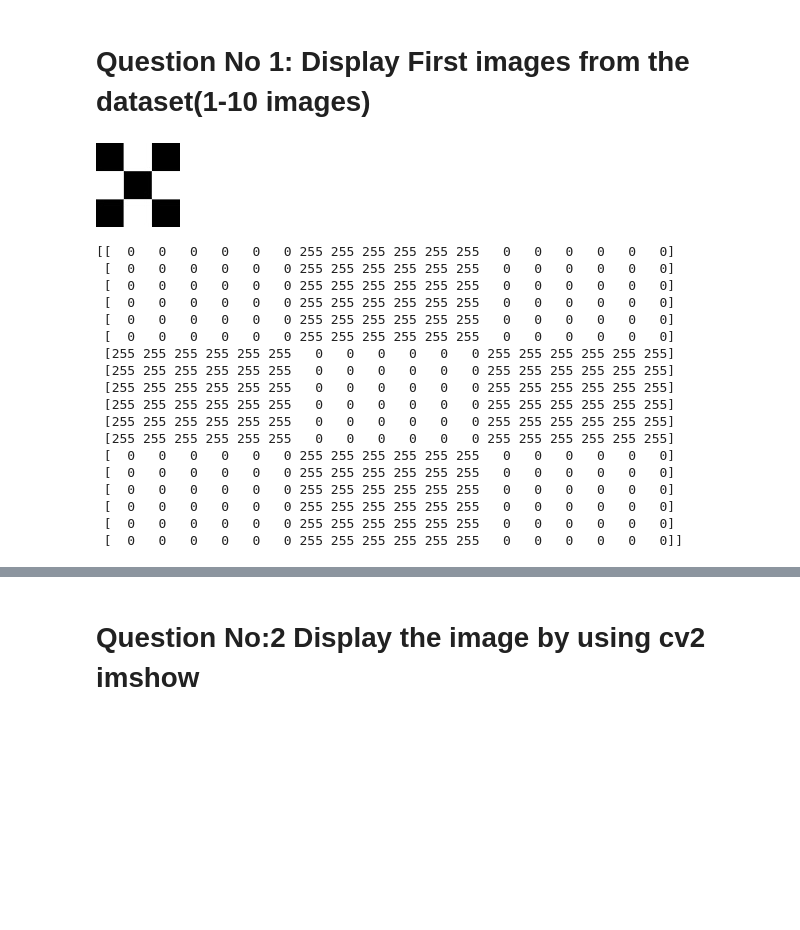
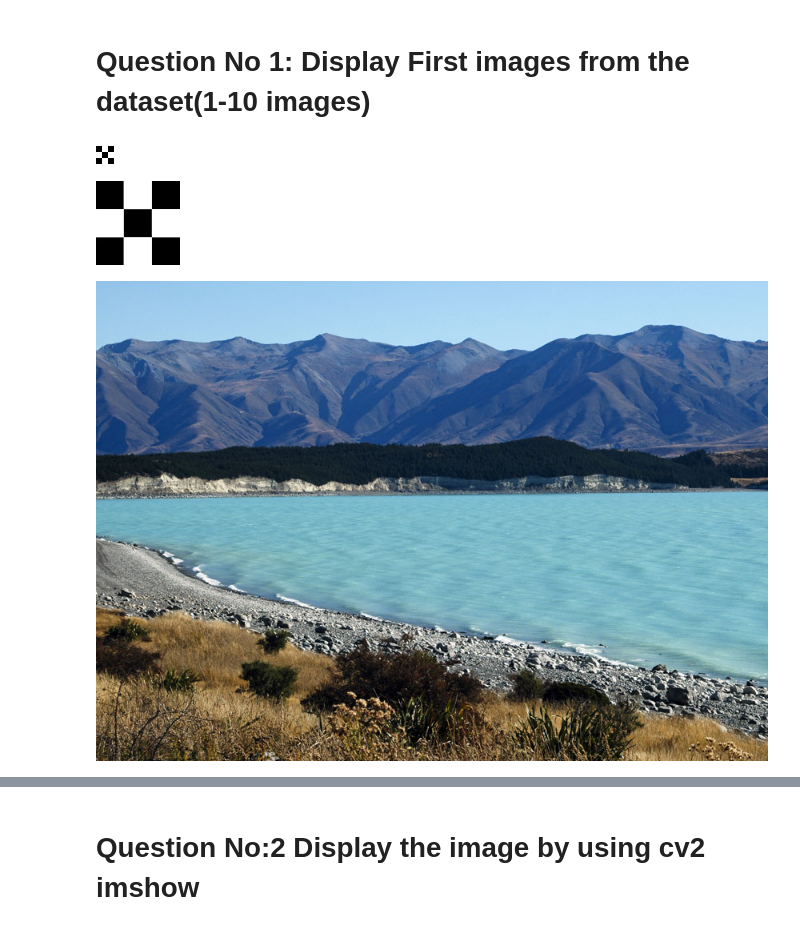
Before and after one commit to MSharathChandra815/MyProject, a Jupyter notebook: OPEN_CV_Assignment_1.ipynb, the cells around one changed output, grey strips where cells are left out. Cells and saved outputs as stored; diff of their text form; code cells hidden in the pictures; blank space fills up the shorter version.

```diff
--- a/OPEN_CV_Assignment_1.ipynb
+++ b/OPEN_CV_Assignment_1.ipynb
@@ -50,4 +45,8 @@ Image(filename="checkerboard_18x18.png")
 from google.colab.patches import cv2_imshow
 # %% [markdown]
 # **Question No 1:  Display First images from the dataset(1-10 images)**
+# %%
+Image(filename="checkerboard_18x18.png")
+# %% [output]
+[figure, added]
 # %%
@@ -55,30 +53,8 @@ from google.colab.patches import cv2_imshow
 Image(filename="checkerboard_84x84.jpg")
 # %% [output]
 [figure]
-# %%
-# Read image as gray scale.
-cb_img = cv2.imread("checkerboard_18x18.png", 0)
-
-# Print the image data (pixel values), element of a 2D numpy array.
-# Each pixel value is 8-bits [0,255]
-print(cb_img)
-# %% [output]
-[[  0   0   0   0   0   0 255 255 255 255 255 255   0   0   0   0   0   0]
- [  0   0   0   0   0   0 255 255 255 255 255 255   0   0   0   0   0   0]
- [  0   0   0   0   0   0 255 255 255 255 255 255   0   0   0   0   0   0]
- [  0   0   0   0   0   0 255 255 255 255 255 255   0   0   0   0   0   0]
- [  0   0   0   0   0   0 255 255 255 255 255 255   0   0   0   0   0   0]
- [  0   0   0   0   0   0 255 255 255 255 255 255   0   0   0   0   0   0]
- [255 255 255 255 255 255   0   0   0   0   0   0 255 255 255 255 255 255]
- [255 255 255 255 255 255   0   0   0   0   0   0 255 255 255 255 255 255]
- [255 255 255 255 255 255   0   0   0   0   0   0 255 255 255 255 255 255]
- [255 255 255 255 255 255   0   0   0   0   0   0 255 255 255 255 255 255]
- [255 255 255 255 255 255   0   0   0   0   0   0 255 255 255 255 255 255]
- [255 255 255 255 255 255   0   0   0   0   0   0 255 255 255 255 255 255]
- [  0   0   0   0   0   0 255 255 255 255 255 255   0   0   0   0   0   0]
- [  0   0   0   0   0   0 255 255 255 255 255 255   0   0   0   0   0   0]
- [  0   0   0   0   0   0 255 255 255 255 255 255   0   0   0   0   0   0]
- [  0   0   0   0   0   0 255 255 255 255 255 255   0   0   0   0   0   0]
- [  0   0   0   0   0   0 255 255 255 255 255 255   0   0   0   0   0   0]
- [  0   0   0   0   0   0 255 255 255 255 255 255   0   0   0   0   0   0]]
+# %%
+Image(filename="New_Zealand_Lake.jpg")
+# %% [output]
+[figure, added]
 # %%
```
Also changed, not shown: parts of 9 cells of this notebook.
